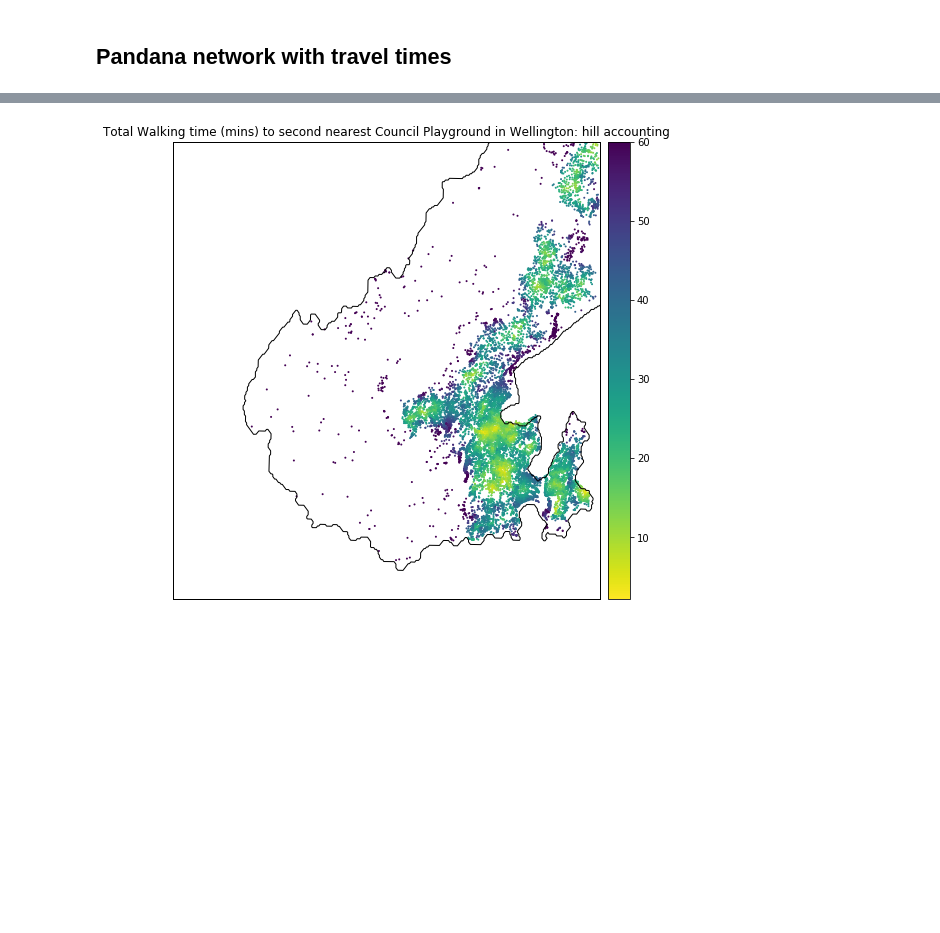
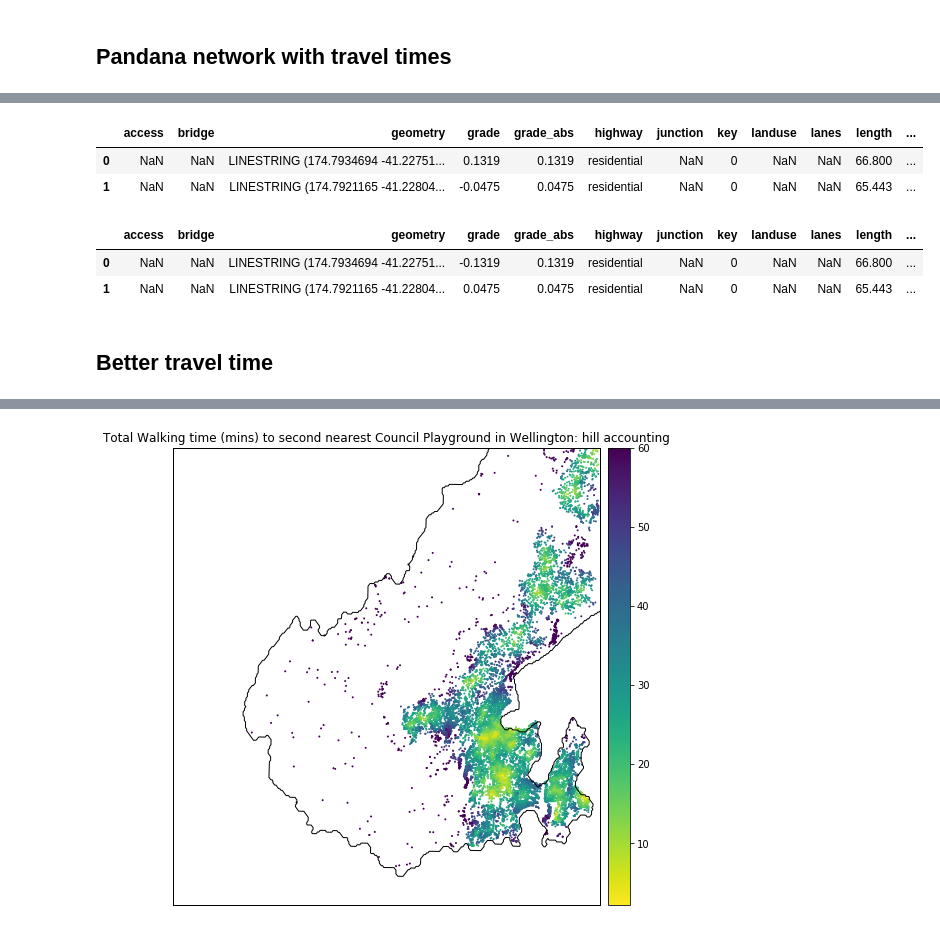
Before and after one commit to shriv/playground-pubs, a Jupyter notebook: Accessing council playgrounds.ipynb, the cells around one changed output, grey strips where cells are left out. Cells and saved outputs as stored; diff of their text form; code cells hidden in the pictures; blank space fills up the shorter version.

```diff
--- a/Accessing council playgrounds.ipynb
+++ b/Accessing council playgrounds.ipynb
@@ -296 +311,15 @@ plt.ylabel('Speed (km/h)');
+# %%
+edges_gdfs_undir.head(2)
+# %% [output]
+|  | access | bridge | geometry | grade | grade_abs | highway | junction | key | landuse | lanes | length | ... |
+| 0 | NaN | NaN | LINESTRING (174.7934694 -41.22751... | 0.1319 | 0.1319 | residential | NaN | 0 | NaN | NaN | 66.800 | ... |
+| 1 | NaN | NaN | LINESTRING (174.7921165 -41.22804... | -0.0475 | 0.0475 | residential | NaN | 0 | NaN | NaN | 65.443 | ... |
+# %%
+edges_gdfs_undir_inv.head(2)
+# %% [output]
+|  | access | bridge | geometry | grade | grade_abs | highway | junction | key | landuse | lanes | length | ... |
+| 0 | NaN | NaN | LINESTRING (174.7934694 -41.22751... | -0.1319 | 0.1319 | residential | NaN | 0 | NaN | NaN | 66.800 | ... |
+| 1 | NaN | NaN | LINESTRING (174.7921165 -41.22804... | 0.0475 | 0.0475 | residential | NaN | 0 | NaN | NaN | 65.443 | ... |
+# %% [markdown]
+## Better travel time
 # %%
```
Also changed, not shown: parts of 11 cells of this notebook.
